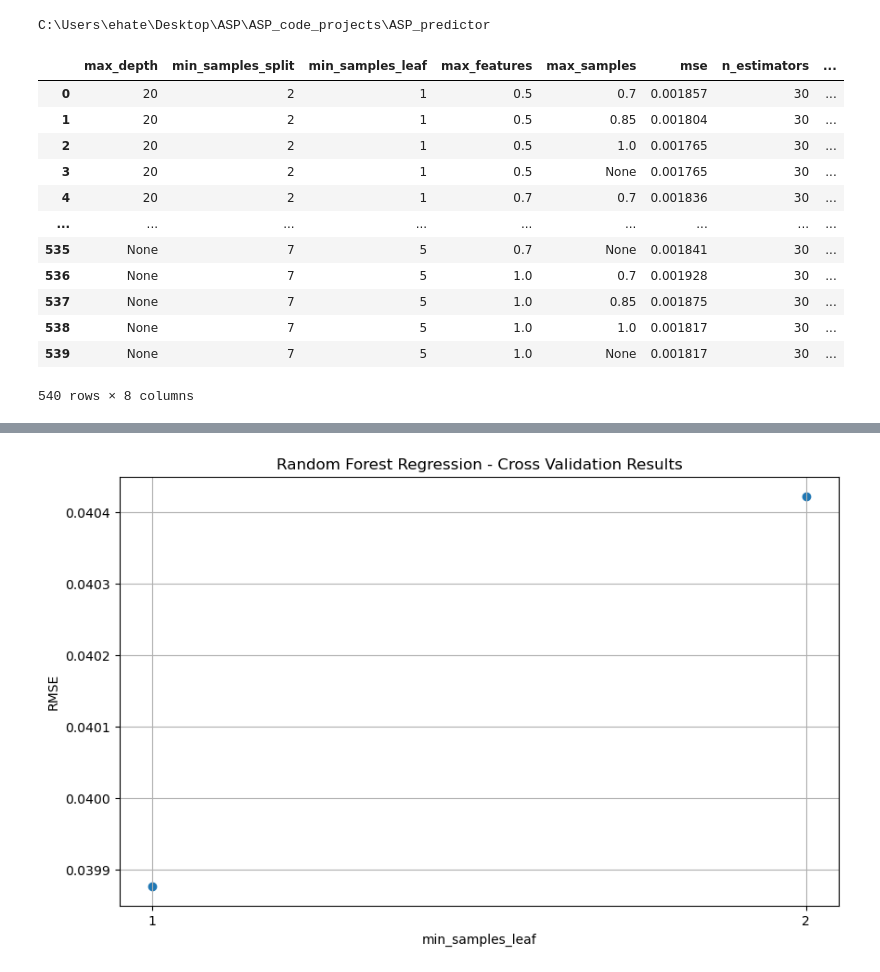
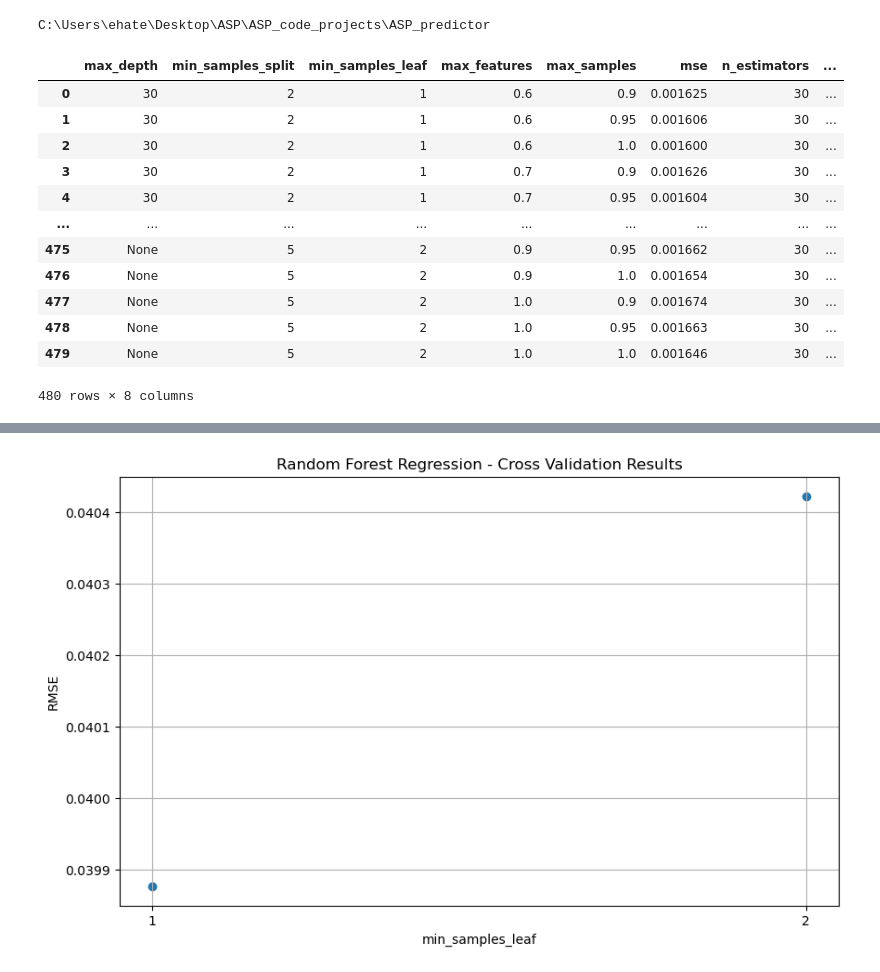
Before and after one commit to EHTellefsen/Arctic_Snow_Products, a Jupyter notebook: notebooks/cross_val_testing.ipynb, the cells around one changed output, grey strips where cells are left out. Cells and saved outputs as stored; diff of their text form; code cells hidden in the pictures.

```diff
--- a/notebooks/cross_val_testing.ipynb
+++ b/notebooks/cross_val_testing.ipynb
@@ -11,25 +11,25 @@ import numpy as np
 # %% [output]
 C:\Users\ehate\Desktop\ASP\ASP_code_projects\ASP_predictor
 # %%
-ds = xr.load_dataset(r'C:\Users\ehate\Desktop\ASP\ASP_code_projects\ASP_predictor\data\intermediate\CV_results\performance_cube.nc')
+ds = xr.load_dataset(r'C:\Users\ehate\Desktop\ASP\ASP_code_projects\ASP_predictor\data\intermediate\CV_results\performance_cube_2.nc')
 ds = ds.squeeze()
 ds = ds.mean(dim='cv_fold')
 df = ds.to_dataframe().reset_index()
 df
 # %% [output]
 |  | max_depth | min_samples_split | min_samples_leaf | max_features | max_samples | mse | n_estimators | ... |
-| 0 | 20 | 2 | 1 | 0.5 | 0.7 | 0.001857 | 30 | ... |
-| 1 | 20 | 2 | 1 | 0.5 | 0.85 | 0.001804 | 30 | ... |
-| 2 | 20 | 2 | 1 | 0.5 | 1.0 | 0.001765 | 30 | ... |
-| 3 | 20 | 2 | 1 | 0.5 | None | 0.001765 | 30 | ... |
-| 4 | 20 | 2 | 1 | 0.7 | 0.7 | 0.001836 | 30 | ... |
+| 0 | 30 | 2 | 1 | 0.6 | 0.9 | 0.001625 | 30 | ... |
+| 1 | 30 | 2 | 1 | 0.6 | 0.95 | 0.001606 | 30 | ... |
+| 2 | 30 | 2 | 1 | 0.6 | 1.0 | 0.001600 | 30 | ... |
+| 3 | 30 | 2 | 1 | 0.7 | 0.9 | 0.001626 | 30 | ... |
+| 4 | 30 | 2 | 1 | 0.7 | 0.95 | 0.001604 | 30 | ... |
 | ... | ... | ... | ... | ... | ... | ... | ... | ... |
-| 535 | None | 7 | 5 | 0.7 | None | 0.001841 | 30 | ... |
-| 536 | None | 7 | 5 | 1.0 | 0.7 | 0.001928 | 30 | ... |
-| 537 | None | 7 | 5 | 1.0 | 0.85 | 0.001875 | 30 | ... |
-| 538 | None | 7 | 5 | 1.0 | 1.0 | 0.001817 | 30 | ... |
-| 539 | None | 7 | 5 | 1.0 | None | 0.001817 | 30 | ... |
+| 475 | None | 5 | 2 | 0.9 | 0.95 | 0.001662 | 30 | ... |
+| 476 | None | 5 | 2 | 0.9 | 1.0 | 0.001654 | 30 | ... |
+| 477 | None | 5 | 2 | 1.0 | 0.9 | 0.001674 | 30 | ... |
+| 478 | None | 5 | 2 | 1.0 | 0.95 | 0.001663 | 30 | ... |
+| 479 | None | 5 | 2 | 1.0 | 1.0 | 0.001646 | 30 | ... |
-540 rows × 8 columns
+480 rows × 8 columns
 # %%
 tunes = ['max_depth', 'min_samples_split', 'min_samples_leaf', 'max_features', 'max_samples']
 
```
Also changed, not shown: parts of 1 cell of this notebook, 12 other files.
